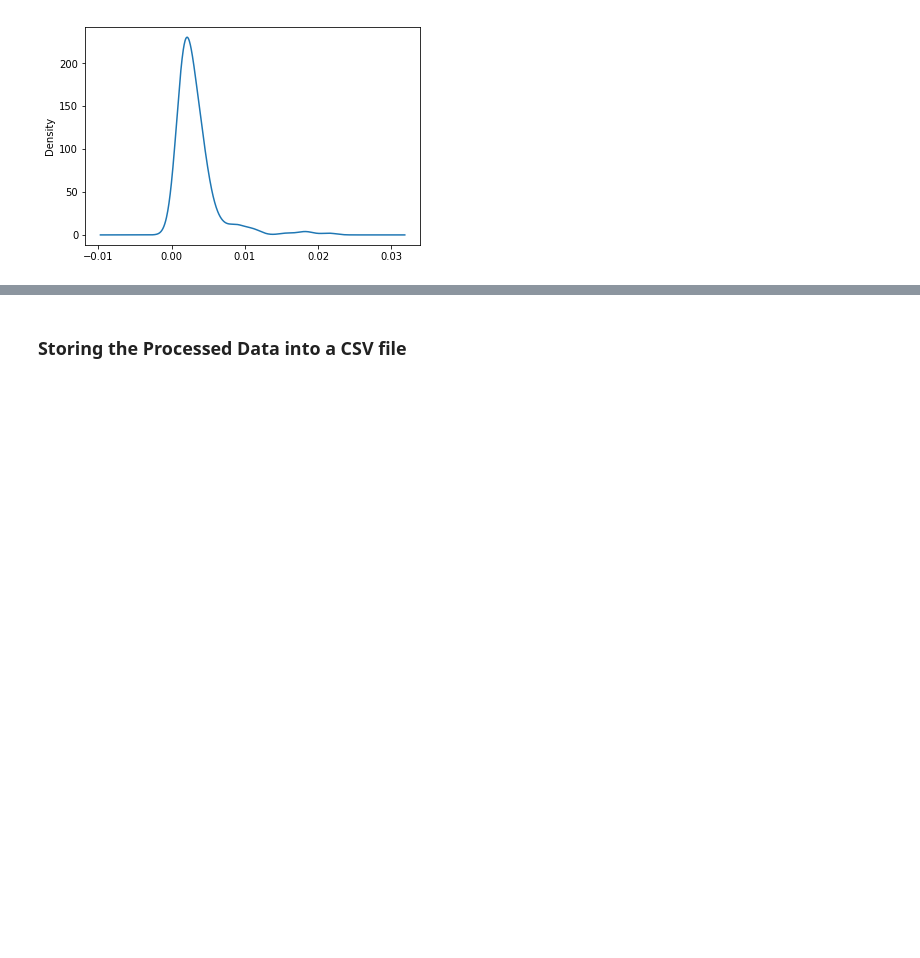
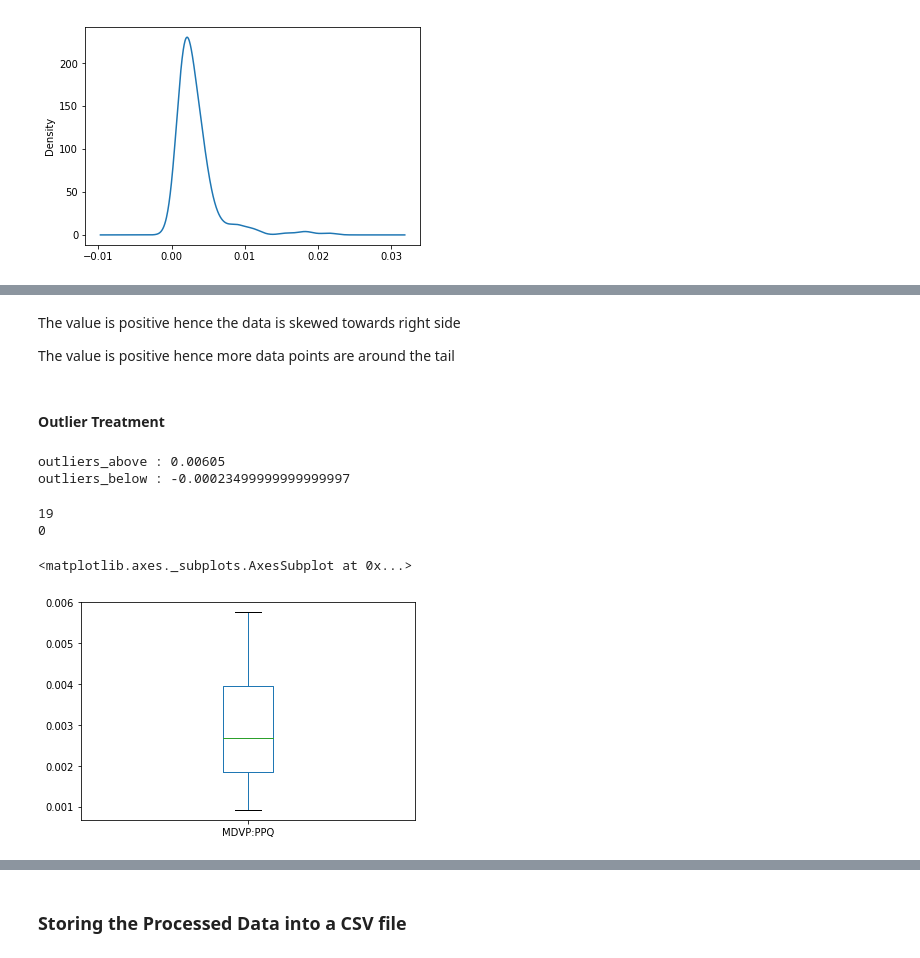
Before and after one commit to Shanmugapriya03/Parkinson-s-Disease, a Jupyter notebook: EDA.ipynb, the cells around one changed output, grey strips where cells are left out. Cells and saved outputs as stored; diff of their text form; code cells hidden in the pictures; blank space fills up the shorter version.

```diff
--- a/EDA.ipynb
+++ b/EDA.ipynb
@@ -570,0 +590,29 @@ pd_data['MDVP:RAP'].plot.kde()
+# %% [markdown]
+<p>The value is positive hence the data is skewed towards right side </p>
+<p>The value is positive hence more data points are around the tail</p>
+# %% [markdown]
+#### Outlier Treatment
+# %%
+q3 = pd_data['MDVP:PPQ'].quantile(0.75)
+q1 = pd_data['MDVP:PPQ'].quantile(0.25)
+t = q3-q1
+outliers_above = q3+t
+outliers_below = q1-t
+print("outliers_above : {}".format(outliers_above))
+print("outliers_below : {}".format(outliers_below))
+# %% [output]
+outliers_above : 0.00605
+outliers_below : -0.00023499999999999997
+# %%
+print(pd_data['MDVP:PPQ'].loc[pd_data['MDVP:PPQ']>outliers_above].count())
+print(pd_data['MDVP:PPQ'].loc[pd_data['MDVP:PPQ']<outliers_below].count())
+# %% [output]
+19
+0
+# %%
+max_val = pd_data['MDVP:PPQ'].loc[pd_data['MDVP:PPQ']<=outliers_above].max()
+pd_data['MDVP:PPQ'] = pd_data['MDVP:PPQ'].mask(pd_data['MDVP:PPQ']>outliers_above,max_val)
+pd_data['MDVP:PPQ'].plot(kind='box')
+# %% [output]
+<matplotlib.axes._subplots.AxesSubplot at 0x...>
+[figure, added]
```
Also changed, not shown: parts of 112 cells of this notebook, 1 other file.
